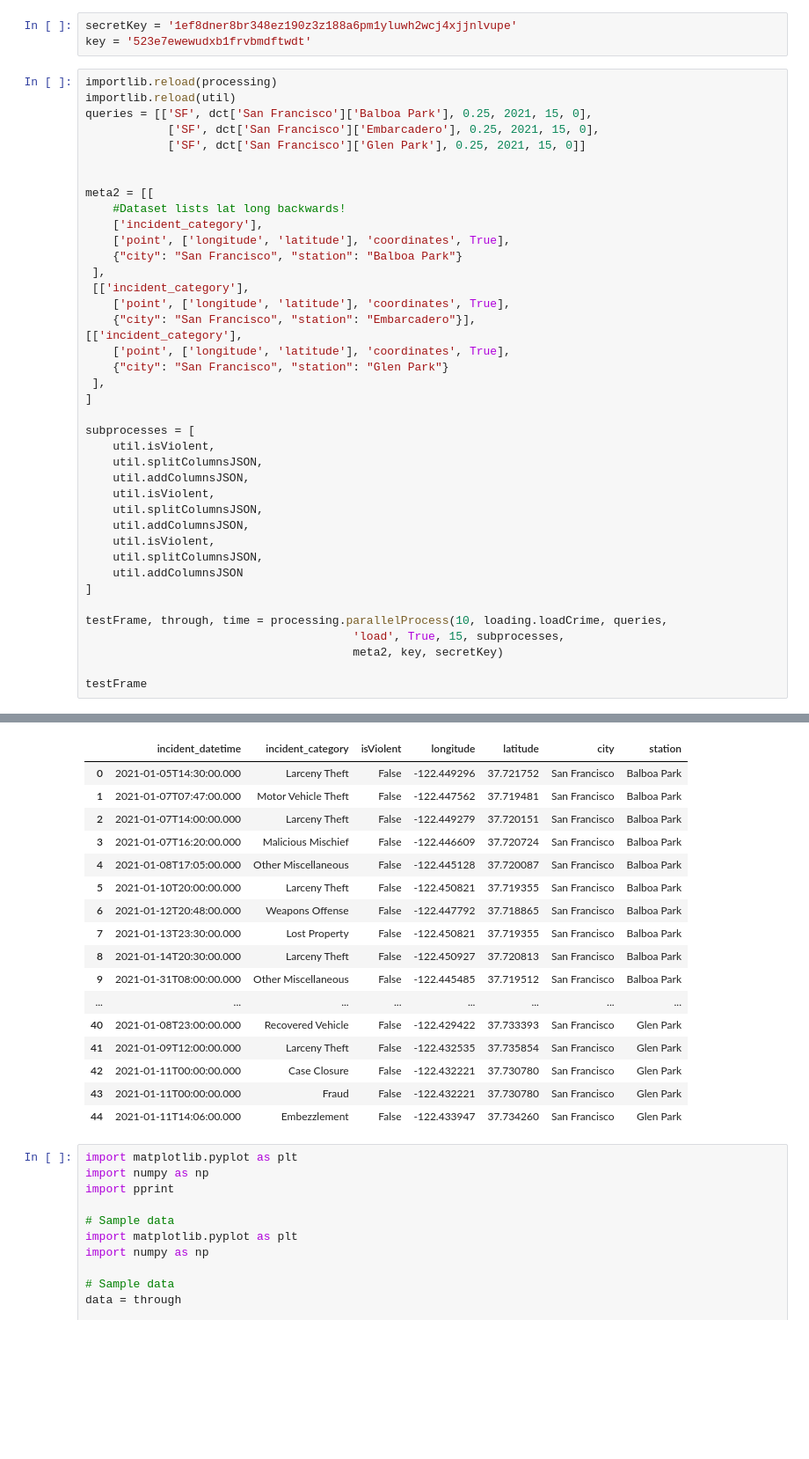
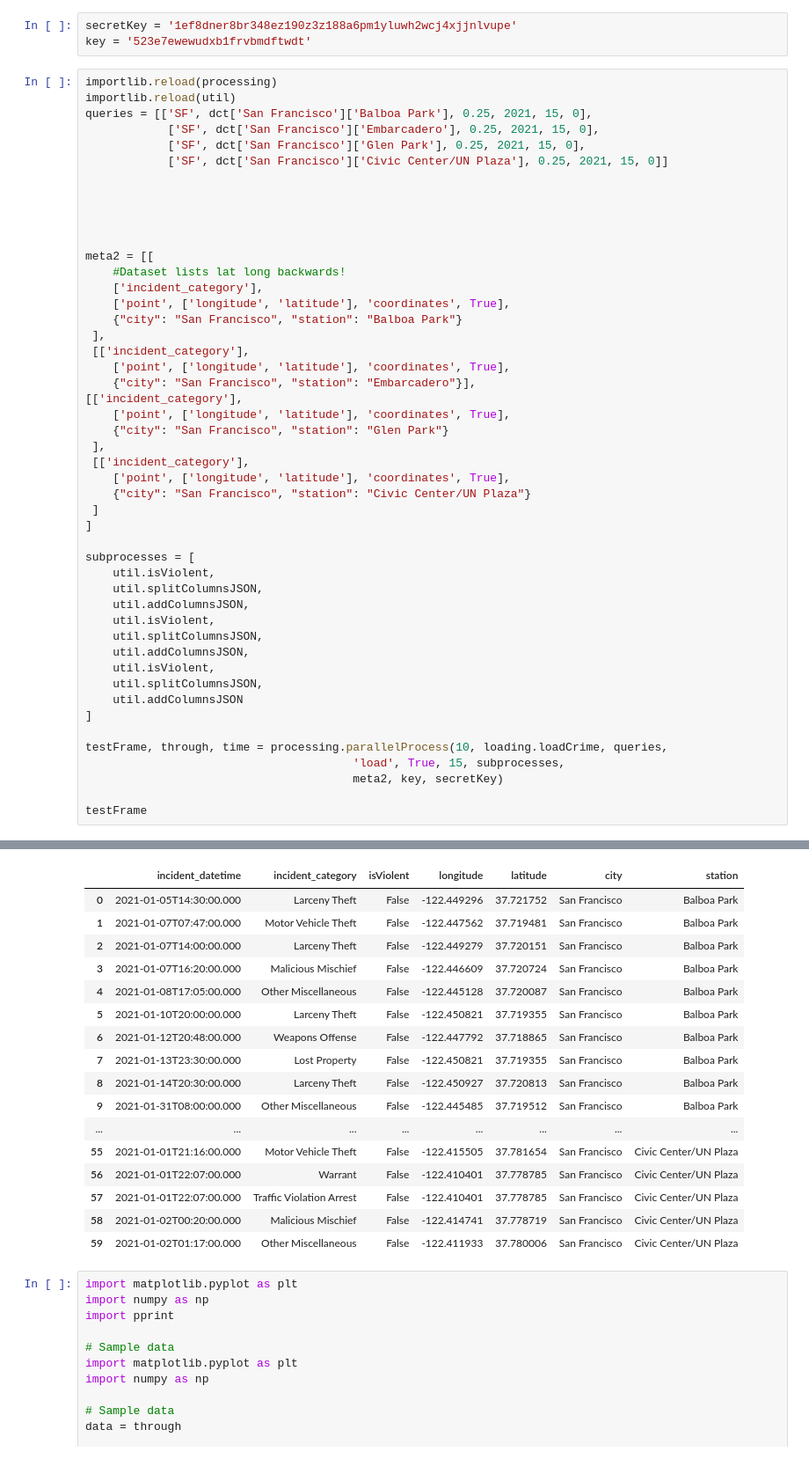
Before and after one commit to dysonkona/STA-141B-Final-Project, a Jupyter notebook: finalproj.ipynb, the cells around one changed output, grey strips where cells are left out. Shown: that part at 88% size. Saved outputs shown, nothing was run; the diff lists cells and outputs as text; blank space fills up the shorter version.

```diff
--- a/finalproj.ipynb
+++ b/finalproj.ipynb
@@ -57,7 +57,11 @@ importlib.reload(processing)
 importlib.reload(util)
 queries = [['SF', dct['San Francisco']['Balboa Park'], 0.25, 2021, 15, 0],
             ['SF', dct['San Francisco']['Embarcadero'], 0.25, 2021, 15, 0],
-            ['SF', dct['San Francisco']['Glen Park'], 0.25, 2021, 15, 0]]
+            ['SF', dct['San Francisco']['Glen Park'], 0.25, 2021, 15, 0],
+            ['SF', dct['San Francisco']['Civic Center/UN Plaza'], 0.25, 2021, 15, 0]]
+
+
+
 
 
 meta2 = [[
@@ -73,6 +77,10 @@ meta2 = [[
     ['point', ['longitude', 'latitude'], 'coordinates', True],
     {"city": "San Francisco", "station": "Glen Park"}
  ],
+ [['incident_category'],
+    ['point', ['longitude', 'latitude'], 'coordinates', True],
+    {"city": "San Francisco", "station": "Civic Center/UN Plaza"}
+ ]
 ]
 
 subprocesses = [
@@ -97,20 +109,20 @@ Time taken to process (seconds): 9.274163246154785
 |  | incident_datetime | incident_category | isViolent | longitude | latitude | city | station |
 | 0 | 2021-01-05T14:30:00.000 | Larceny Theft | False | -122.449296 | 37.721752 | San Francisco | Balboa Park |
 | 1 | 2021-01-07T07:47:00.000 | Motor Vehicle Theft | False | -122.447562 | 37.719481 | San Francisco | Balboa Park |
 | 2 | 2021-01-07T14:00:00.000 | Larceny Theft | False | -122.449279 | 37.720151 | San Francisco | Balboa Park |
 | 3 | 2021-01-07T16:20:00.000 | Malicious Mischief | False | -122.446609 | 37.720724 | San Francisco | Balboa Park |
 | 4 | 2021-01-08T17:05:00.000 | Other Miscellaneous | False | -122.445128 | 37.720087 | San Francisco | Balboa Park |
 | 5 | 2021-01-10T20:00:00.000 | Larceny Theft | False | -122.450821 | 37.719355 | San Francisco | Balboa Park |
 | 6 | 2021-01-12T20:48:00.000 | Weapons Offense | False | -122.447792 | 37.718865 | San Francisco | Balboa Park |
 | 7 | 2021-01-13T23:30:00.000 | Lost Property | False | -122.450821 | 37.719355 | San Francisco | Balboa Park |
 | 8 | 2021-01-14T20:30:00.000 | Larceny Theft | False | -122.450927 | 37.720813 | San Francisco | Balboa Park |
 | 9 | 2021-01-31T08:00:00.000 | Other Miscellaneous | False | -122.445485 | 37.719512 | San Francisco | Balboa Park |
 | ... | ... | ... | ... | ... | ... | ... | ... |
-| 40 | 2021-01-08T23:00:00.000 | Recovered Vehicle | False | -122.429422 | 37.733393 | San Francisco | Glen Park |
-| 41 | 2021-01-09T12:00:00.000 | Larceny Theft | False | -122.432535 | 37.735854 | San Francisco | Glen Park |
-| 42 | 2021-01-11T00:00:00.000 | Case Closure | False | -122.432221 | 37.730780 | San Francisco | Glen Park |
-| 43 | 2021-01-11T00:00:00.000 | Fraud | False | -122.432221 | 37.730780 | San Francisco | Glen Park |
-| 44 | 2021-01-11T14:06:00.000 | Embezzlement | False | -122.433947 | 37.734260 | San Francisco | Glen Park |
+| 55 | 2021-01-01T21:16:00.000 | Motor Vehicle Theft | False | -122.415505 | 37.781654 | San Francisco | Civic Center/UN Plaza |
+| 56 | 2021-01-01T22:07:00.000 | Warrant | False | -122.410401 | 37.778785 | San Francisco | Civic Center/UN Plaza |
+| 57 | 2021-01-01T22:07:00.000 | Traffic Violation Arrest | False | -122.410401 | 37.778785 | San Francisco | Civic Center/UN Plaza |
+| 58 | 2021-01-02T00:20:00.000 | Malicious Mischief | False | -122.414741 | 37.778719 | San Francisco | Civic Center/UN Plaza |
+| 59 | 2021-01-02T01:17:00.000 | Other Miscellaneous | False | -122.411933 | 37.780006 | San Francisco | Civic Center/UN Plaza |
 # %%
 import matplotlib.pyplot as plt
 import numpy as np
```
Also changed, not shown: parts of 1 cell of this notebook, 1 other file.
